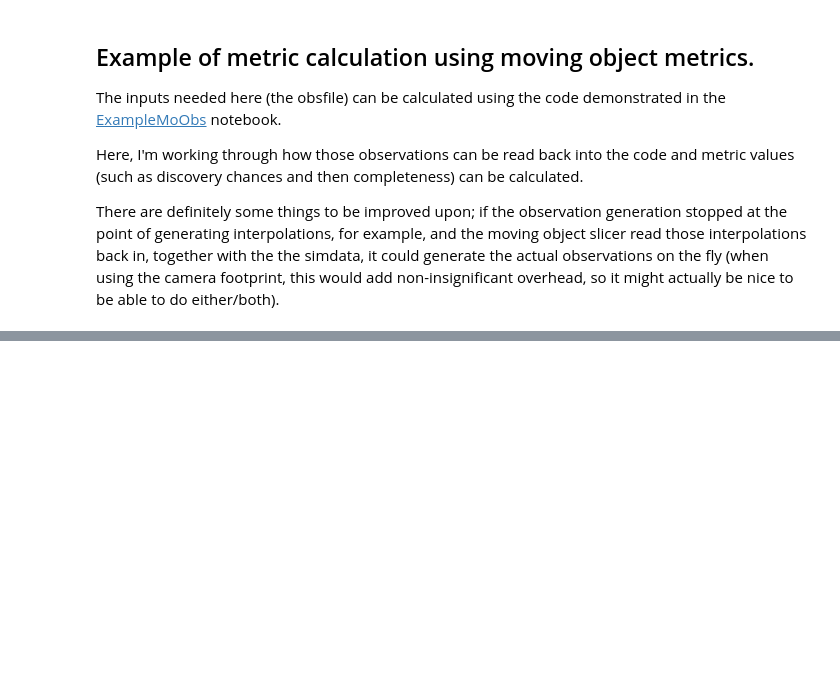
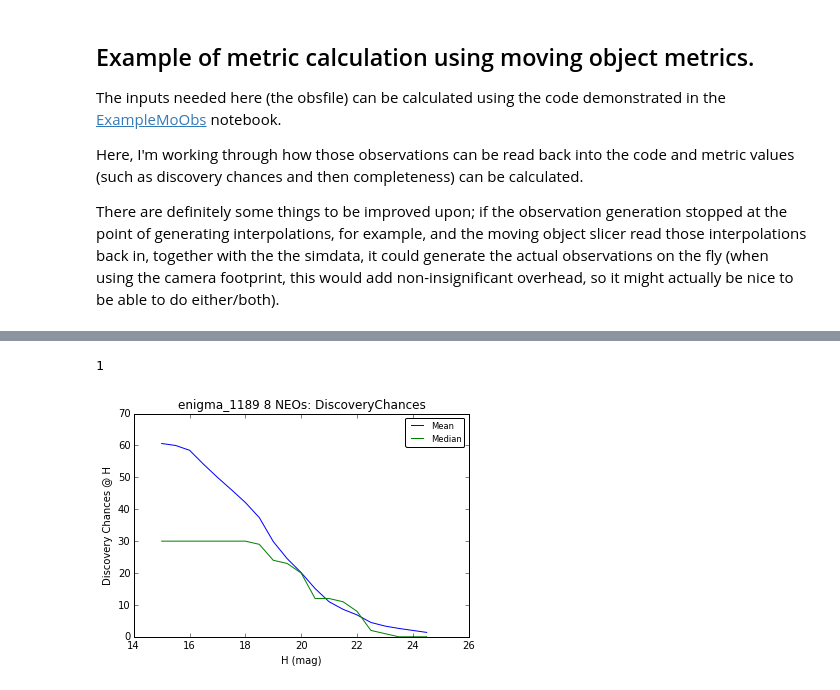
Before and after one commit to rhiannonlynne/MafSSO, a Jupyter notebook: ExampleMoMetrics.ipynb, the cells around one changed output, grey strips where cells are left out. Drawn from its saved outputs; the diff is of its cells as text; code cells hidden in the pictures; blank space fills up the shorter version.

```diff
--- a/ExampleMoMetrics.ipynb
+++ b/ExampleMoMetrics.ipynb
@@ -21,5 +20,7 @@ SyntaxError: invalid syntax (moMetricBundle.py, line 51)
 # %%
 # Set up MoSlicer.  We use the moving object slicer to read the observation data from disk.
-orbitfile = 'pha20141031.des'
-obsfile = 'pha_withChip_allObs.txt'
+orbitfile = 'test.des'
+obsfile = 'test_out.txt'
+runName = 'enigma_1189'
+metadata = '8 NEOs'
 # %%
@@ -30,0 +94,9 @@ mos.orbits.tail()
+# %%
+ph = plots.PlotHandler()
+ph.setMetricBundles([discovery, discovery])
+ph.setPlotDicts([{'npReduce':np.mean, 'color':'b', 'label':'Mean'},
+                 {'npReduce':np.median, 'color':'g', 'label':'Median'}])
+ph.plot(plotFunc=moPlots.MetricVsH(), plotDicts={'ylabel':'Discovery Chances @ H'})
+# %% [output]
+1
+[figure, added]
```
Also changed, not shown: parts of 17 cells of this notebook, 6 other files.
